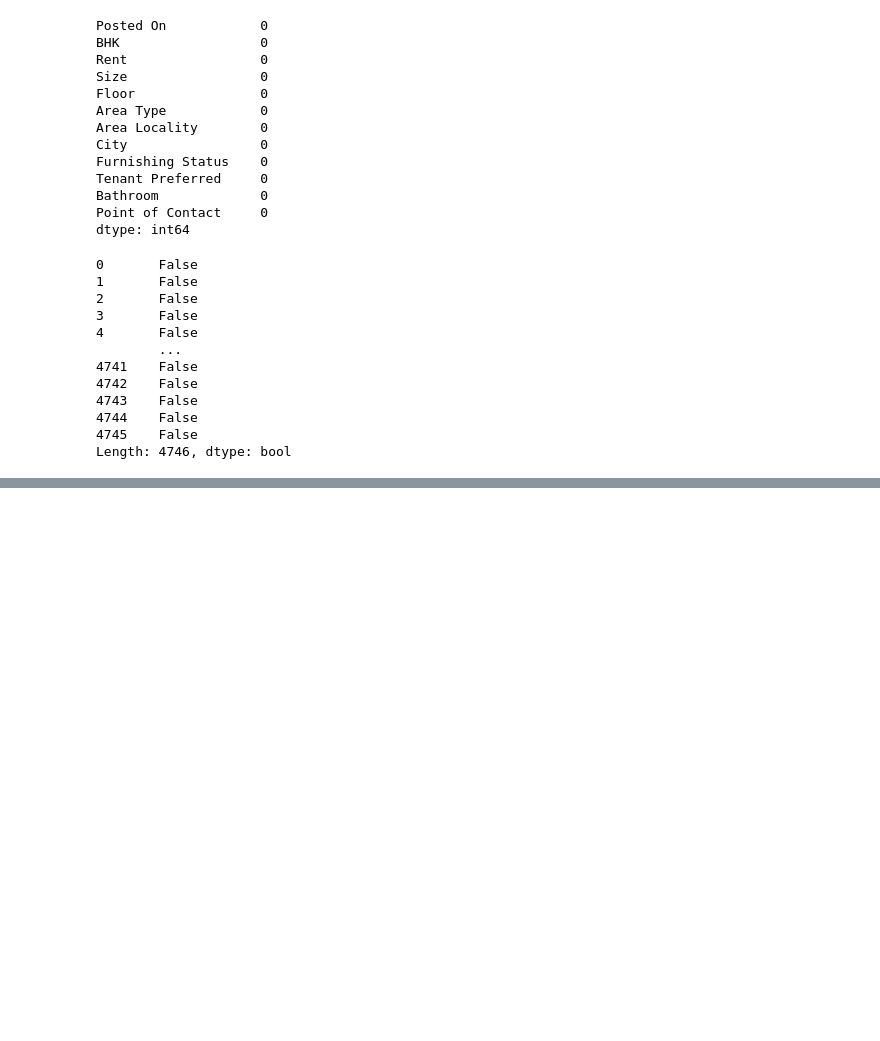
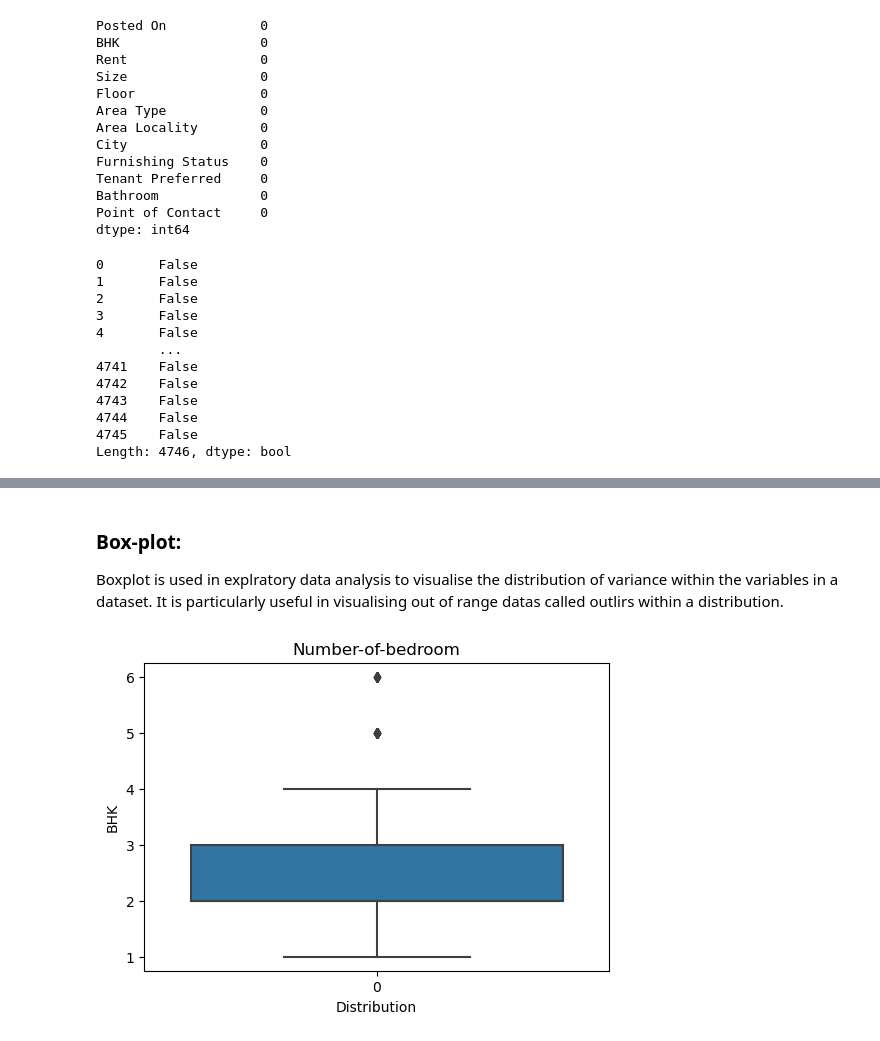
Before and after one commit to Ayomide-ola/Machine_learning-self-directed-, a Jupyter notebook: Regression_Models.ipynb, the cells around one changed output, grey strips where cells are left out. Drawn from its saved outputs; the diff is of its cells as text; code cells hidden in the pictures; blank space fills up the shorter version.

Commit message:
EDA visualizations

```diff
--- a/Regression_Models.ipynb
+++ b/Regression_Models.ipynb
@@ -159,0 +202,12 @@ Length: 4746, dtype: bool
+# %% [markdown]
+### Box-plot:
+Boxplot is used in explratory data analysis to visualise the distribution of variance within the variables in a dataset. It is particularly useful in visualising out of range datas called outlirs within a distribution.
+# %%
+plt.figure(figsize=(6,4))
+sns.boxplot(data=df["BHK"])
+plt.xlabel('Distribution')
+plt.ylabel('BHK')
+plt.title('Number-of-bedroom')
+plt.show()
+# %% [output]
+[figure, added]
```
Also changed, not shown: parts of 13 cells of this notebook.
